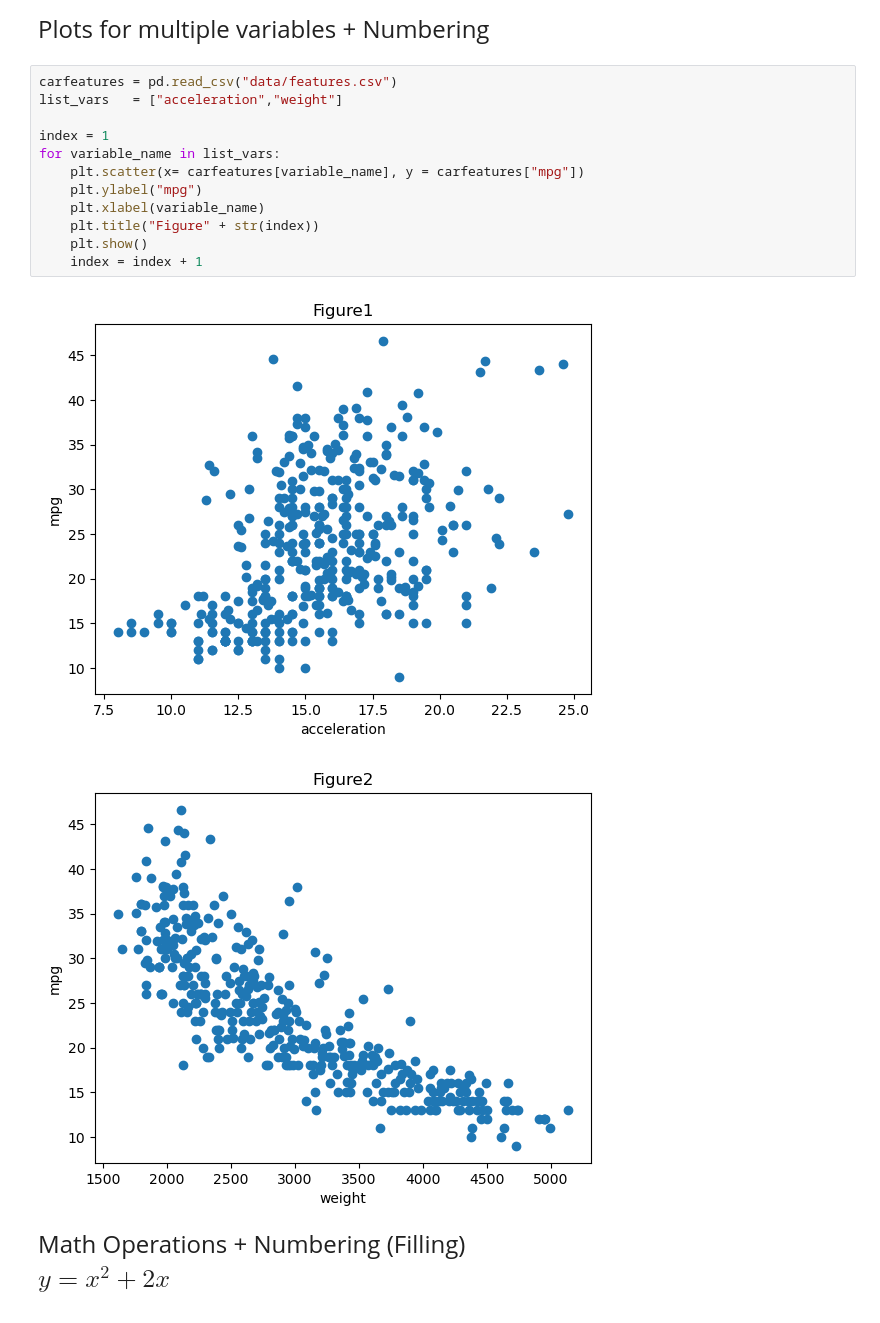
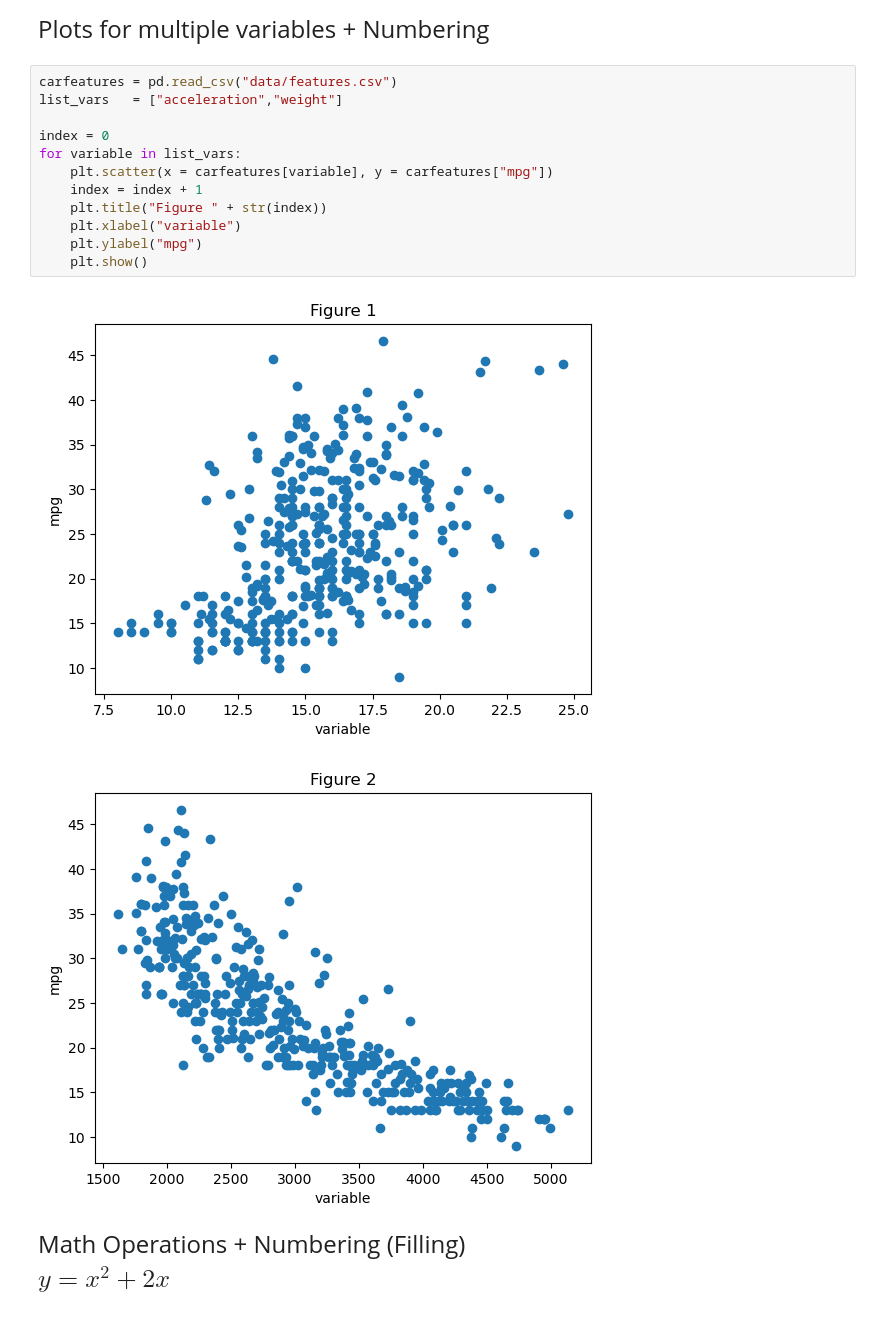
Before and after one commit to JeffreyZhous/qtm151spring2024, a Jupyter notebook: lecture_05/lecture_5.ipynb, the cells around one changed output. Cells and saved outputs as stored; diff of their text form.

```diff
--- a/lecture_05/lecture_5.ipynb
+++ b/lecture_05/lecture_5.ipynb
@@ -292,18 +303,18 @@ Plots for multiple variables + Numbering
 # %%
 carfeatures = pd.read_csv("data/features.csv")
 list_vars   = ["acceleration","weight"]
 
-index = 1
-for variable_name in list_vars:
-    plt.scatter(x= carfeatures[variable_name], y = carfeatures["mpg"])
+index = 0
+for variable in list_vars:
+    plt.scatter(x = carfeatures[variable], y = carfeatures["mpg"])
+    index = index + 1
+    plt.title("Figure " + str(index))
+    plt.xlabel("variable")
     plt.ylabel("mpg")
-    plt.xlabel(variable_name)
-    plt.title("Figure" + str(index))
     plt.show()
-    index = index + 1
 # %% [output]
-[figure, old version]
+[figure, new version]
-[figure, old version]
+[figure, new version]
 # %% [markdown]
 <font size = "5">
 
```
Also changed, not shown: parts of 7 cells of this notebook, 7 other files.
